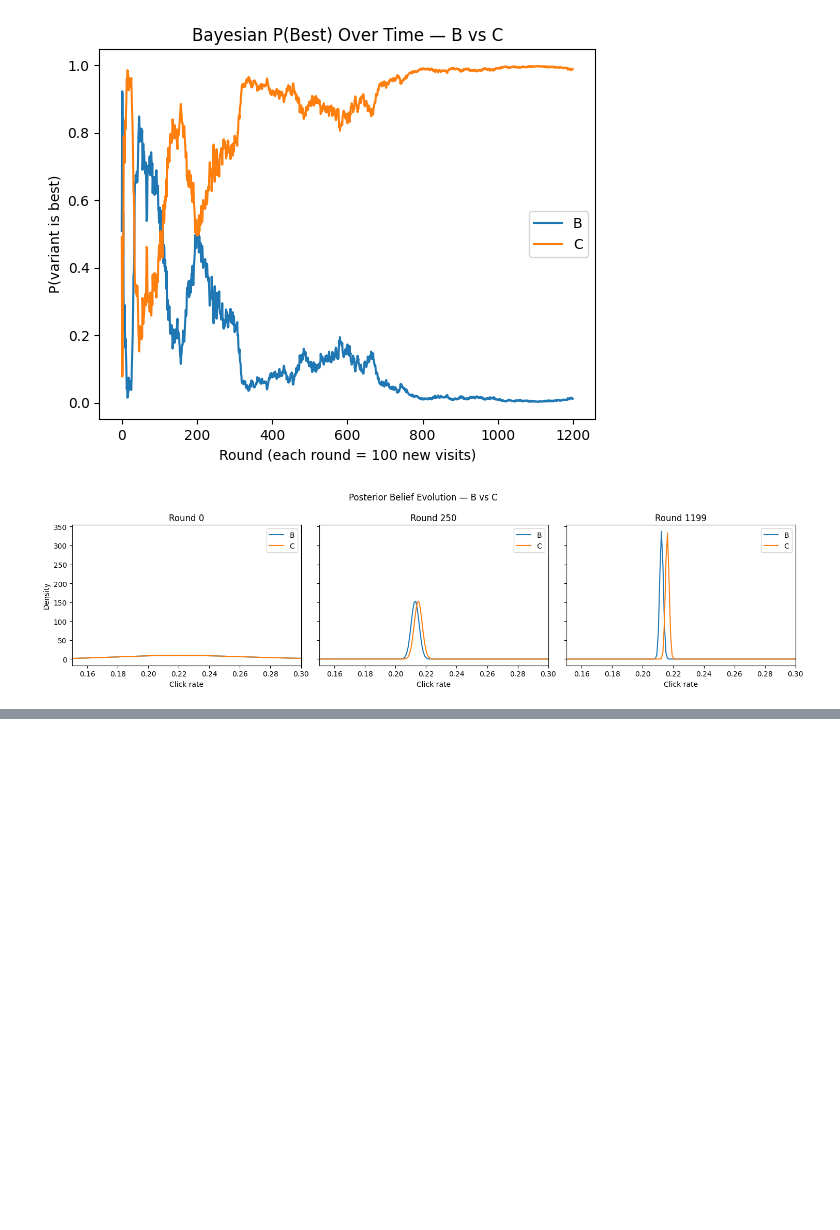
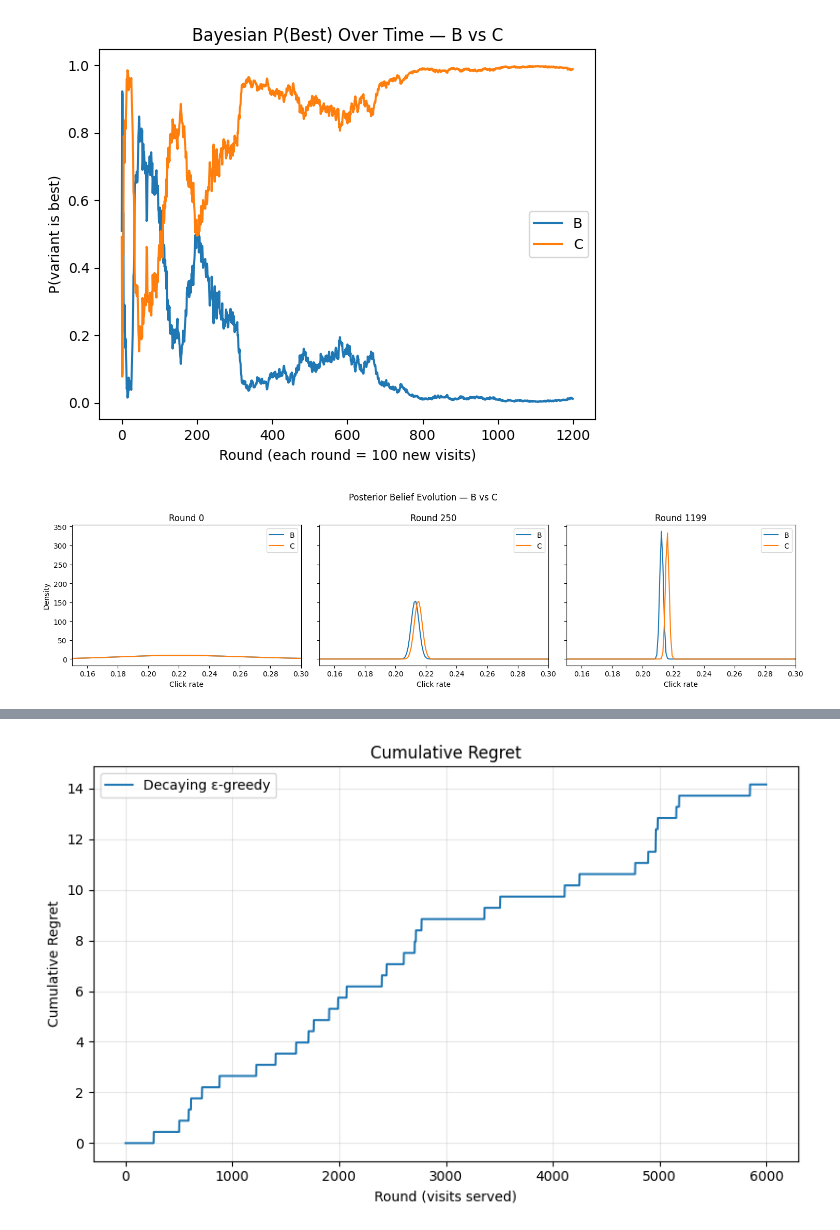
Before and after one commit to ananya290905/RecommenderTesting, a Jupyter notebook: notebooks/03_experimental_simulation.ipynb, the cells around one changed output, grey strips where cells are left out. Saved outputs shown, nothing was run; the diff lists cells and outputs as text; code cells hidden in the pictures; blank space fills up the shorter version.

Commit message:
added epsilon greedy algorithm

```diff
--- a/notebooks/03_experimental_simulation.ipynb
+++ b/notebooks/03_experimental_simulation.ipynb
@@ -272,0 +297,41 @@ plt.show()
+# %%
+# lets start with three-way bandits
+clicks = {'A' : 5*a, 'B' : 5*b, 'C' : 5*c}
+attempts = {'A' : 5, 'B' : 5, 'C' : 5}
+all_options = ['A', 'B', 'C']
+regrets = []
+# for regret tracking
+best_ctr =  max(true_ctrs.values())
+for i in range(1, 6000):
+    # update decaying epsilon
+    epsilon = max(0.01, 0.1 / math.sqrt(i))
+    # get the variant we need
+    variant = serve_epsilon(all_options, all_click_rates)
+    attempts[variant] += 1
+    # serve the variant
+    res = epsilon_all_traffic.simulate_click(variant=variant)
+
+    # update the clicks
+    clicks[variant] += res
+
+    ctr = clicks[variant] / attempts[variant]
+    # update click rates
+    all_click_rates[all_options.index(variant)] = ctr
+    regrets.append(best_ctr - true_ctrs[variant])
+
+cumulative_regret = np.cumsum(regrets)
+# %%
+import matplotlib.pyplot as plt
+
+plt.figure(figsize=(8, 5))
+plt.plot(cumulative_regret, label='Decaying ε-greedy')
+
+plt.xlabel('Round (visits served)')
+plt.ylabel('Cumulative Regret')
+plt.title('Cumulative Regret')
+plt.legend()
+plt.grid(alpha=0.3)
+plt.tight_layout()
+plt.show()
+# %% [output]
+[figure, added]
```
Also changed, not shown: parts of 3 cells of this notebook.
